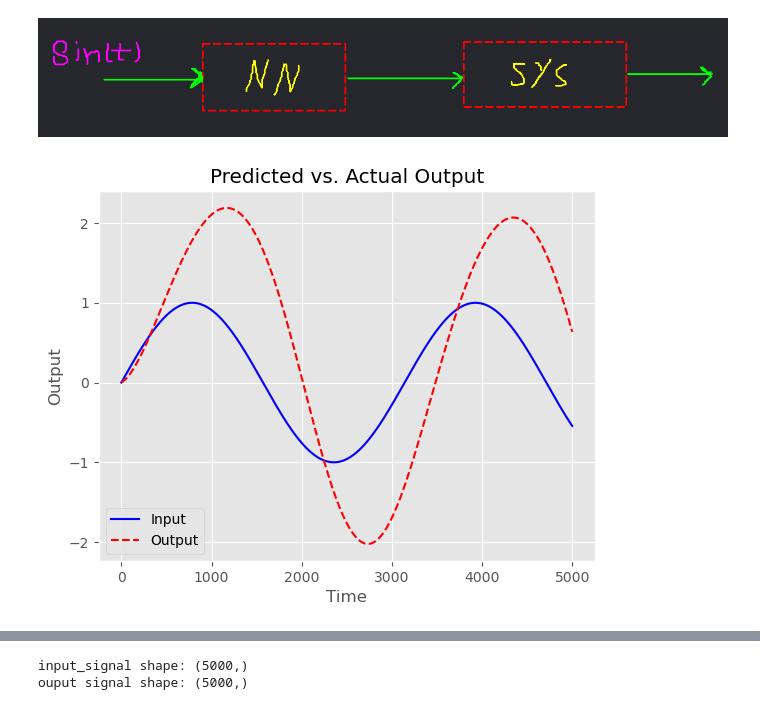
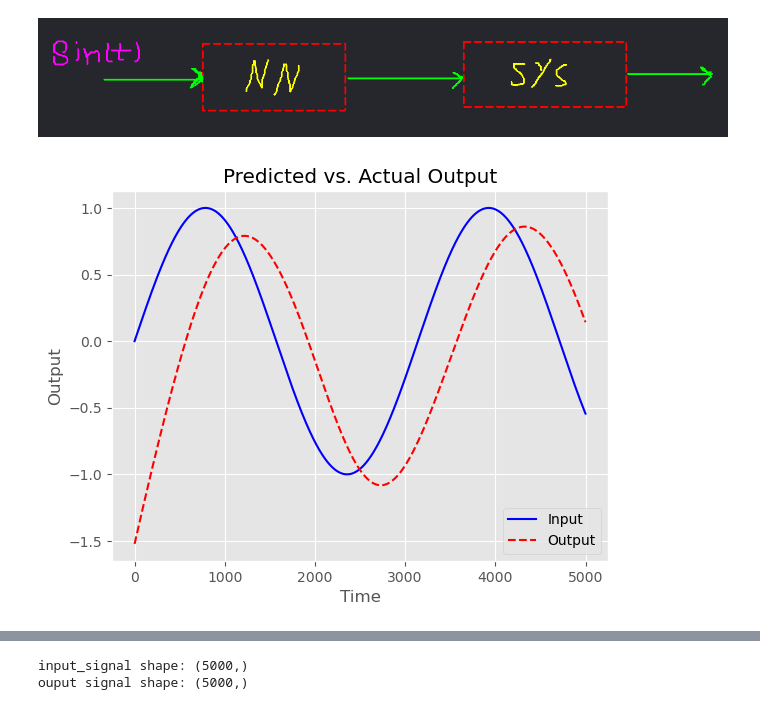
Before and after one commit to mmahdin/Computational-Intelligence-EE-AUT, a Jupyter notebook: lab/10/main.ipynb, the cells around one changed output, grey strips where cells are left out. Cells and saved outputs as stored; diff of their text form; code cells hidden in the pictures.

```diff
--- a/lab/10/main.ipynb
+++ b/lab/10/main.ipynb
@@ -96,7 +102,7 @@ y = torch.from_numpy(all_inputs).reshape(-1, 1).to(device).float()  # Input sign
 X = torch.from_numpy(all_outputs).reshape(-1, 1).to(device).float()  # System outputs
 
 # Model definition
-model = DeepNetwork(input_dim=X.shape[1], hidden_dims=[32], num_classes=1).to(device)
+model = DeepNetwork(input_dim=X.shape[1], hidden_dims=[64], num_classes=1).to(device)
 criterion = nn.MSELoss()
 optimizer = optim.Adam(model.parameters(), lr=0.001)
 
@@ -142,21 +148,22 @@ plt.show()
 # %%
 input_test = np.sin(time)
 
 X = torch.from_numpy(input_test).to(device).float().reshape(-1, 1)
 
 out = model(X)
 
 T, y_test = ctrl.forced_response(H_s, T=time, U=out.detach().reshape(-1,).cpu().numpy())
+y_test = y_test - np.mean(y_test)
 
 plt.plot(input_test, label="Input", color="blue")
 plt.plot(y_test, label="Output", color="red", linestyle="--")
 plt.xlabel("Time")
 plt.ylabel("Output")
 plt.legend()
 plt.title("Predicted vs. Actual Output")
 plt.show()
 # %% [output]
-[figure, old version]
+[figure, new version]
 # %% [markdown]
 ![image.png](attachment:image.png)
 # %%
```
Also changed, not shown: parts of 25 cells of this notebook.
